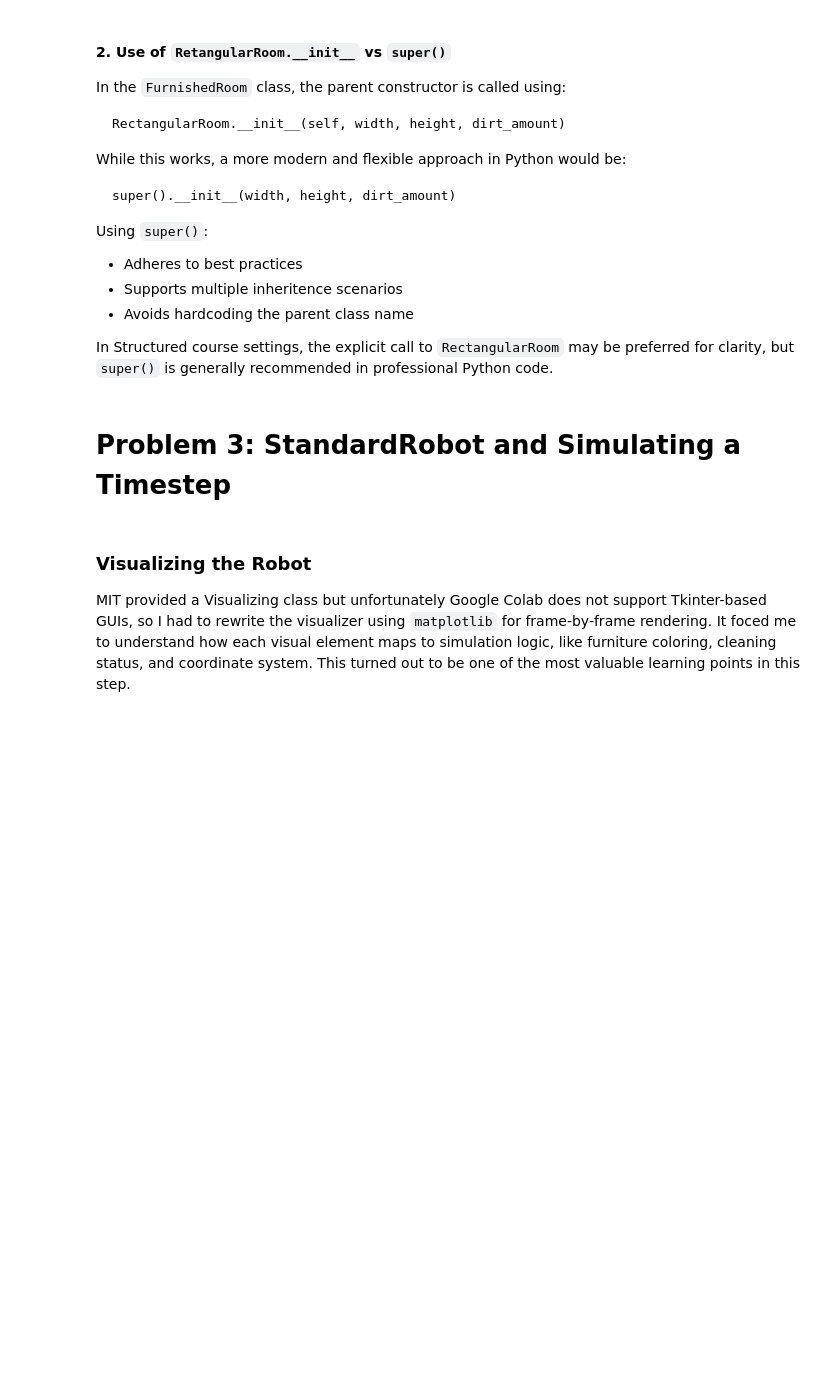
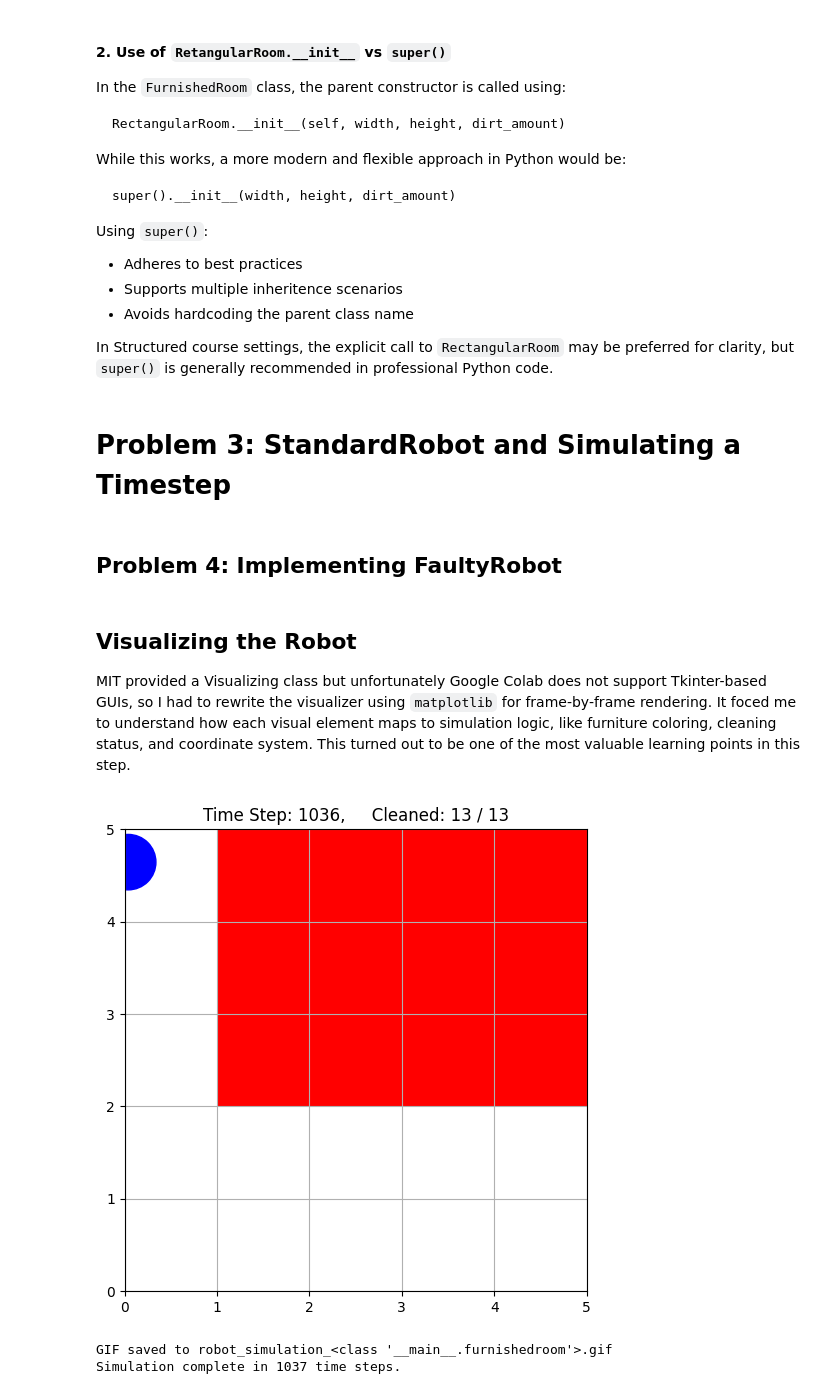
Before and after one commit to tera90223/random-walk-roomba-simulation, a Jupyter notebook: MIT_Problem_Set_3.ipynb, the cells around one changed output. Cells and saved outputs as stored; diff of their text form; code cells hidden in the pictures; blank space fills up the shorter version.

```diff
--- a/MIT_Problem_Set_3.ipynb
+++ b/MIT_Problem_Set_3.ipynb
@@ -480,3 +480,5 @@ class StandardRobot(Robot):
         else:
           # If position is invalid, change to a random direction
           self.set_robot_direction(random.random() * 360.0)
+# %% [markdown]
+## Problem 4: Implementing FaultyRobot
@@ -483,5 +544,5 @@ class StandardRobot(Robot):
 # %% [markdown]
-### Visualizing the Robot
+## Visualizing the Robot
 
 MIT provided a Visualizing class but unfortunately Google Colab does not support Tkinter-based GUIs, so I had to rewrite the visualizer using `matplotlib` for frame-by-frame rendering. It foced me to understand how each visual element maps to simulation logic, like furniture coloring, cleaning status, and coordinate system. This turned out to be one of the most valuable learning points in this step.
 # %%
@@ -632,6 +740,10 @@ def test_robot_movement(robot_type, room_type):
     anim.done('faulty')
     print(f"Simulation complete in {time_steps} time steps.")
 # %%
-# Uncomment this line to see your implementation of StandardRobot in action!
-#test_robot_movement(StandardRobot, EmptyRoom)
-#test_robot_movement(StandardRobot, FurnishedRoom)
+# StandardRobot in action!
+test_robot_movement(StandardRobot, EmptyRoom)
+test_robot_movement(StandardRobot, FurnishedRoom)
+# %% [output]
+[figure, added]
+GIF saved to robot_simulation_<class '__main__.furnishedroom'>.gif
+Simulation complete in 1037 time steps.
```
Also changed, not shown: parts of 13 cells of this notebook.
